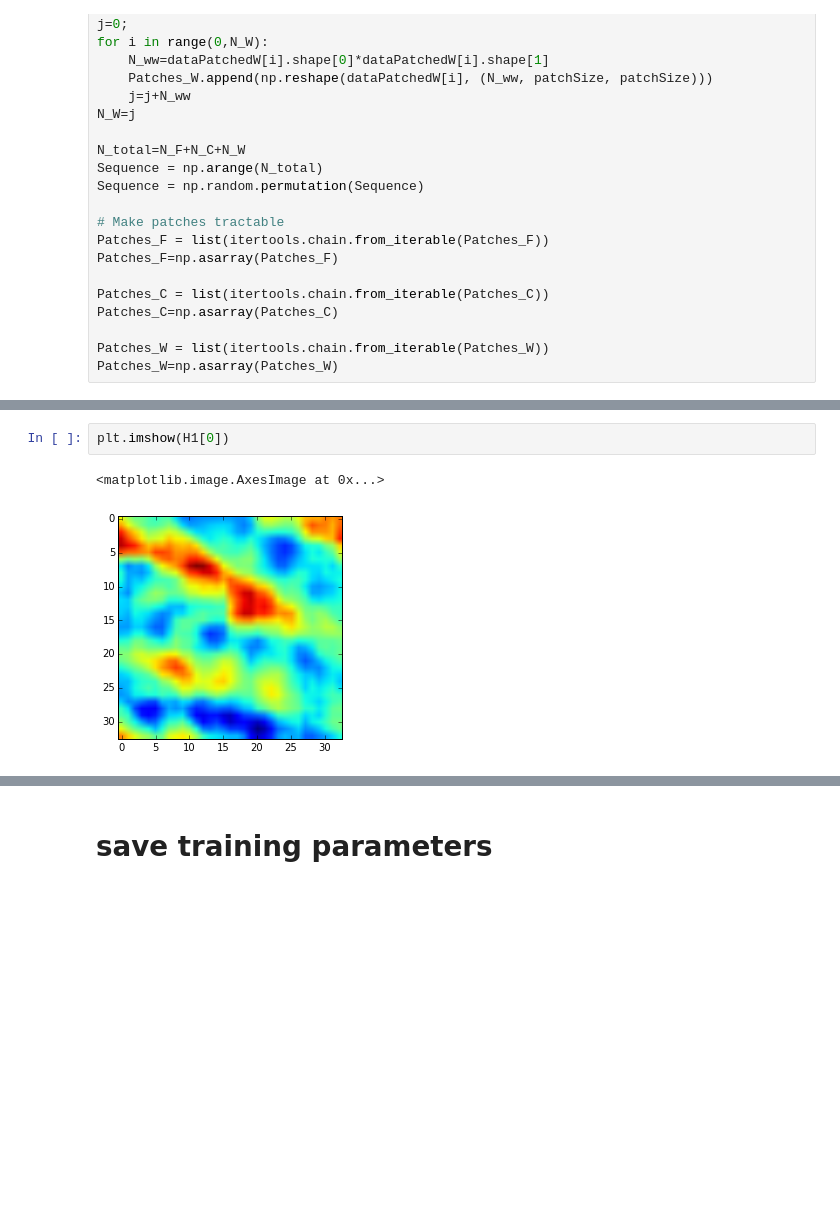
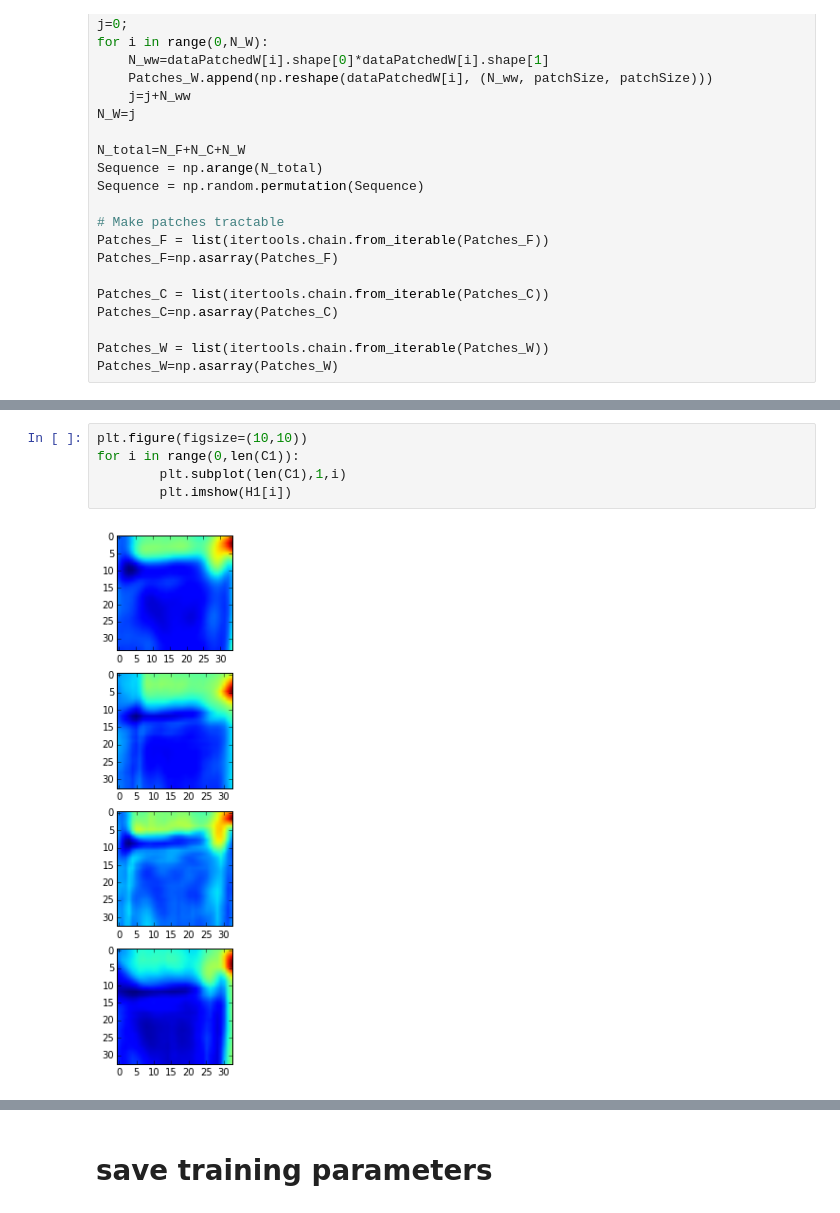
Before and after one commit to HKCaesar/Satellite-Image-Classifier, a Jupyter notebook: code/CNN/CNN3-BP-Michiel_3.ipynb, the cells around one changed output, grey strips where cells are left out. Cells and saved outputs as stored; diff of their text form; blank space fills up the shorter version.

```diff
--- a/code/CNN/CNN3-BP-Michiel_3.ipynb
+++ b/code/CNN/CNN3-BP-Michiel_3.ipynb
@@ -412,8 +429,10 @@ plt.imshow(inputPatch)
-# %%
-plt.imshow(H1[0])
-# %% [output]
-<matplotlib.image.AxesImage at 0x...>
-[figure, removed]
+# %%
+plt.figure(figsize=(10,10))
+for i in range(0,len(C1)):
+        plt.subplot(len(C1),1,i)
+        plt.imshow(H1[i])
+# %% [output]
+[figure, added]
 # %%
 plt.figure(figsize=(8,8))
 for i in range(0,len(C1)):
```
Also changed, not shown: parts of 9 cells of this notebook.
